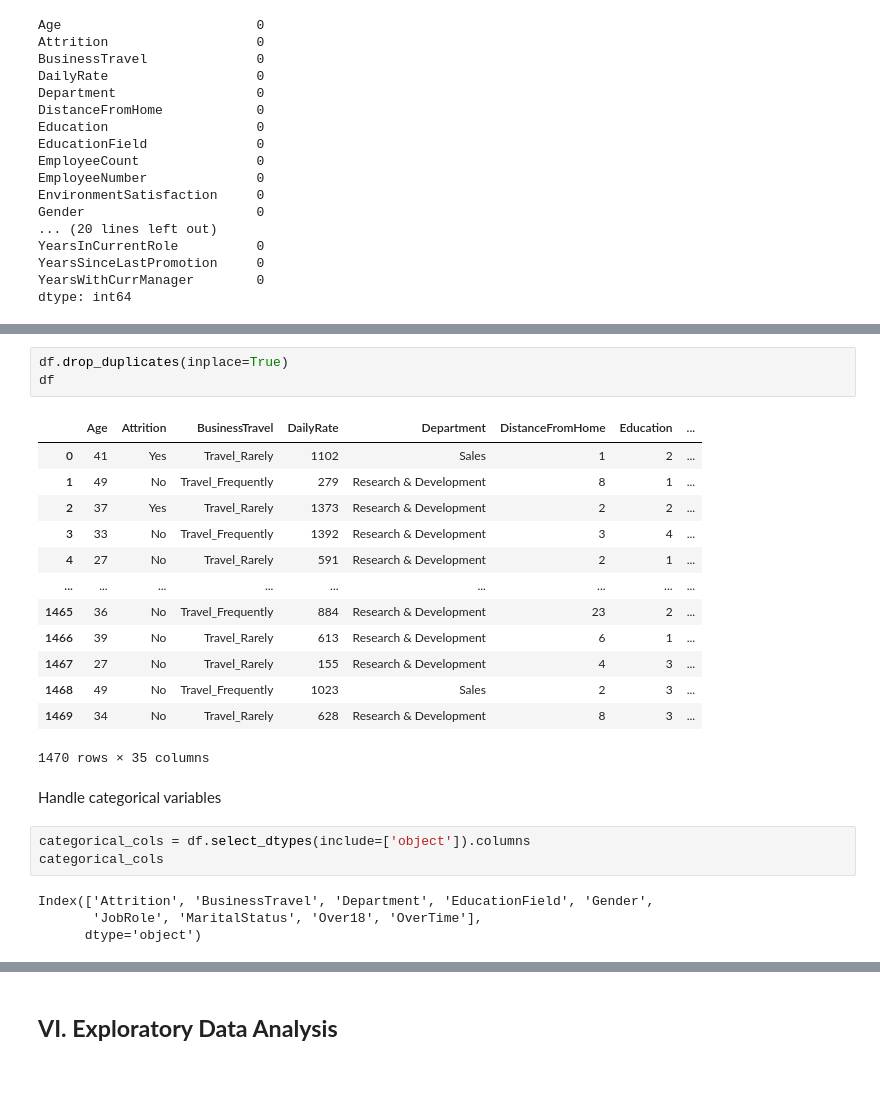
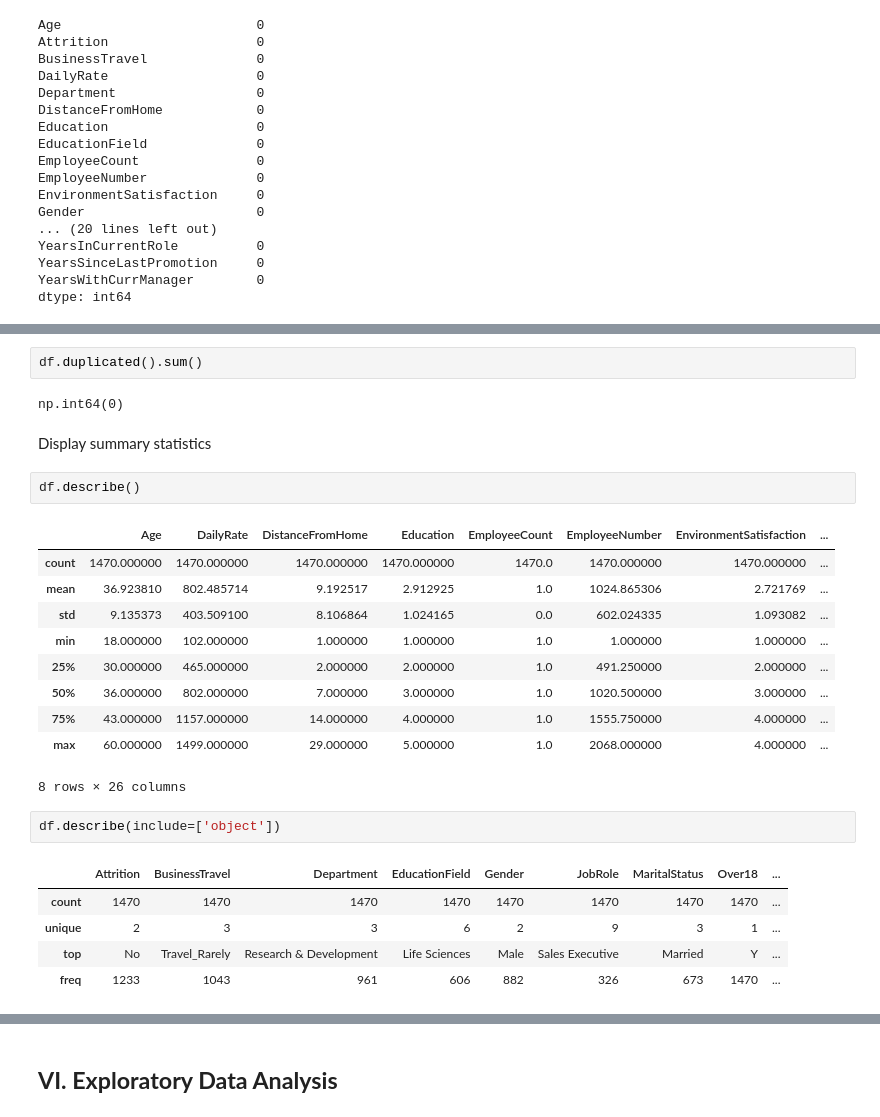
Before and after one commit to APaguil1990/SOLLDA1_MCO, a Jupyter notebook: IBM-Employee-Attrition-MCO.ipynb, the cells around one changed output, grey strips where cells are left out. Drawn from its saved outputs; the diff is of its cells as text; blank space fills up the shorter version.

```diff
--- a/IBM-Employee-Attrition-MCO.ipynb
+++ b/IBM-Employee-Attrition-MCO.ipynb
@@ -175,26 +175,27 @@ Remove duplicates (if any)
-# %%
-df.drop_duplicates(inplace=True)
-df
-# %% [output]
-|  | Age | Attrition | BusinessTravel | DailyRate | Department | DistanceFromHome | Education | ... |
-| 0 | 41 | Yes | Travel_Rarely | 1102 | Sales | 1 | 2 | ... |
-| 1 | 49 | No | Travel_Frequently | 279 | Research & Development | 8 | 1 | ... |
-| 2 | 37 | Yes | Travel_Rarely | 1373 | Research & Development | 2 | 2 | ... |
-| 3 | 33 | No | Travel_Frequently | 1392 | Research & Development | 3 | 4 | ... |
-| 4 | 27 | No | Travel_Rarely | 591 | Research & Development | 2 | 1 | ... |
-| ... | ... | ... | ... | ... | ... | ... | ... | ... |
-| 1465 | 36 | No | Travel_Frequently | 884 | Research & Development | 23 | 2 | ... |
-| 1466 | 39 | No | Travel_Rarely | 613 | Research & Development | 6 | 1 | ... |
-| 1467 | 27 | No | Travel_Rarely | 155 | Research & Development | 4 | 3 | ... |
-| 1468 | 49 | No | Travel_Frequently | 1023 | Sales | 2 | 3 | ... |
-| 1469 | 34 | No | Travel_Rarely | 628 | Research & Development | 8 | 3 | ... |
-1470 rows × 35 columns
-# %% [markdown]
-Handle categorical variables
-# %%
-categorical_cols = df.select_dtypes(include=['object']).columns
-categorical_cols
-# %% [output]
-Index(['Attrition', 'BusinessTravel', 'Department', 'EducationField', 'Gender',
-       'JobRole', 'MaritalStatus', 'Over18', 'OverTime'],
-      dtype='object')
+# %%
+df.duplicated().sum()
+# %% [output]
+np.int64(0)
+# %% [markdown]
+Display summary statistics
+# %%
+df.describe()
+# %% [output]
+|  | Age | DailyRate | DistanceFromHome | Education | EmployeeCount | EmployeeNumber | EnvironmentSatisfaction | ... |
+| count | 1470.000000 | 1470.000000 | 1470.000000 | 1470.000000 | 1470.0 | 1470.000000 | 1470.000000 | ... |
+| mean | 36.923810 | 802.485714 | 9.192517 | 2.912925 | 1.0 | 1024.865306 | 2.721769 | ... |
+| std | 9.135373 | 403.509100 | 8.106864 | 1.024165 | 0.0 | 602.024335 | 1.093082 | ... |
+| min | 18.000000 | 102.000000 | 1.000000 | 1.000000 | 1.0 | 1.000000 | 1.000000 | ... |
+| 25% | 30.000000 | 465.000000 | 2.000000 | 2.000000 | 1.0 | 491.250000 | 2.000000 | ... |
+| 50% | 36.000000 | 802.000000 | 7.000000 | 3.000000 | 1.0 | 1020.500000 | 3.000000 | ... |
+| 75% | 43.000000 | 1157.000000 | 14.000000 | 4.000000 | 1.0 | 1555.750000 | 4.000000 | ... |
+| max | 60.000000 | 1499.000000 | 29.000000 | 5.000000 | 1.0 | 2068.000000 | 4.000000 | ... |
+8 rows × 26 columns
+# %%
+df.describe(include=['object'])
+# %% [output]
+|  | Attrition | BusinessTravel | Department | EducationField | Gender | JobRole | MaritalStatus | Over18 | ... |
+| count | 1470 | 1470 | 1470 | 1470 | 1470 | 1470 | 1470 | 1470 | ... |
+| unique | 2 | 3 | 3 | 6 | 2 | 9 | 3 | 1 | ... |
+| top | No | Travel_Rarely | Research & Development | Life Sciences | Male | Sales Executive | Married | Y | ... |
+| freq | 1233 | 1043 | 961 | 606 | 882 | 326 | 673 | 1470 | ... |
```
Also changed, not shown: parts of 3 cells of this notebook.
